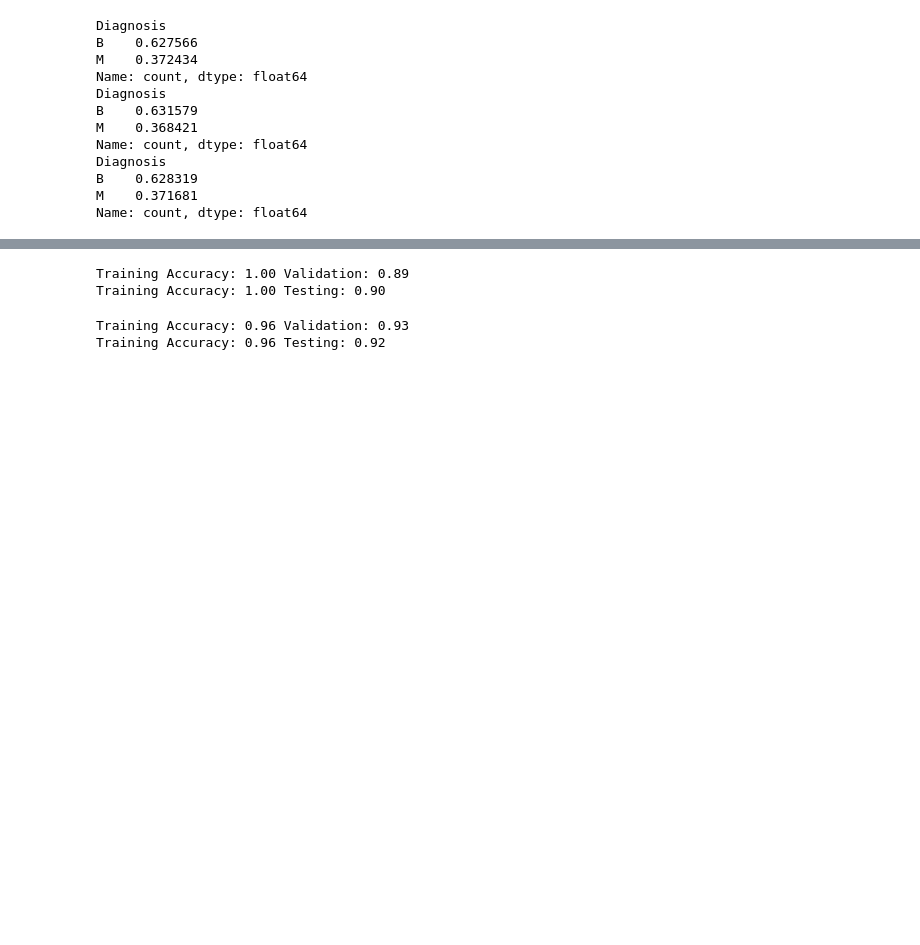
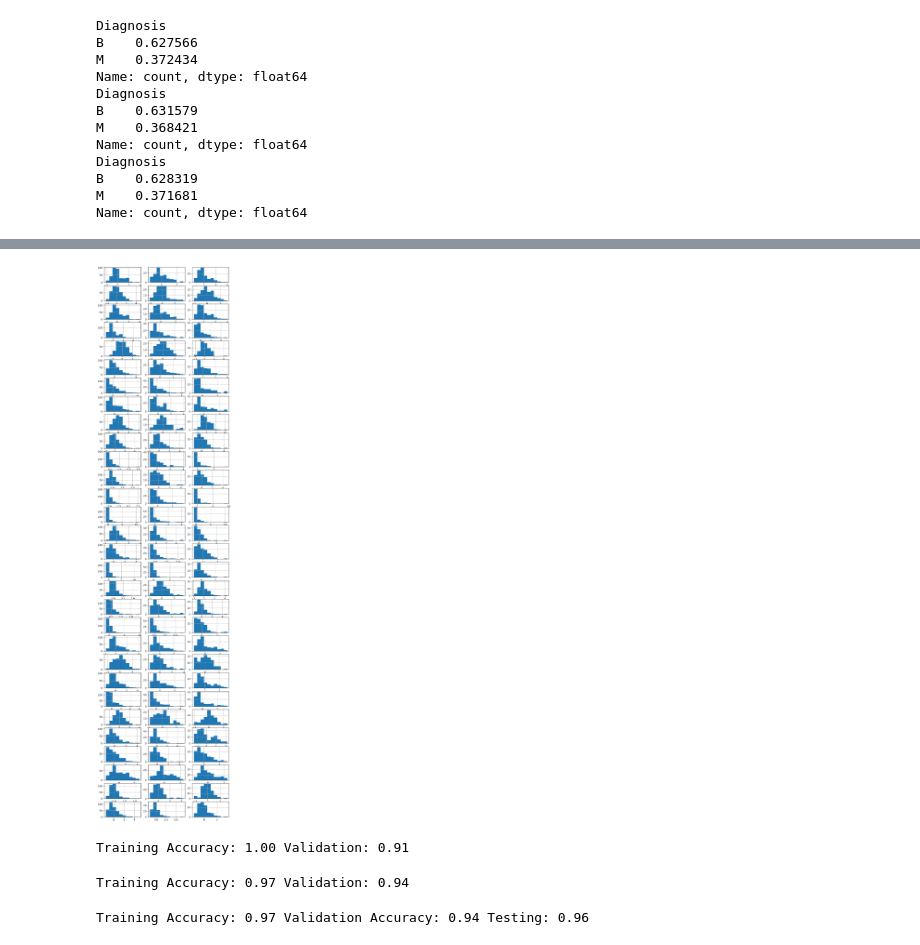
Before and after one commit to lavima/itf31519_2026, a Jupyter notebook: pipeline_baseline_evaluation/workshop_0109.ipynb, the cells around one changed output, grey strips where cells are left out. Cells and saved outputs as stored; diff of their text form; code cells hidden in the pictures; blank space fills up the shorter version.

```diff
--- a/pipeline_baseline_evaluation/workshop_0109.ipynb
+++ b/pipeline_baseline_evaluation/workshop_0109.ipynb
@@ -168 +178,11 @@ array([[<Axes: title={'center': 'radius1'}>,
+# %%
+# It is likely easier to validate with the corresponding features
+# side by side
+fig, axs = plt.subplots(30, 3, figsize=(9, 40))
+for i, feature in enumerate(train_features.columns):
+    train_features[feature].hist(ax=axs[i, 0])
+    validation_features[feature].hist(ax=axs[i, 1])
+    test_features[feature].hist(ax=axs[i, 2])
+# %% [output]
+[figure, added]
 # %%
@@ -177,17 +202,22 @@ def test(model):
 # %%
+# Train a decision tree with default hyperparameters
 dt_default = DecisionTreeClassifier()
 dt_default.fit(train_features, train_targets)
+# Perform validation
 validation(dt_default)
-test(dt_default)
-# dt_default.score(test_features, test_targets)
 # %% [output]
-Training Accuracy: 1.00 Validation: 0.89
-Training Accuracy: 1.00 Testing: 0.90
+Training Accuracy: 1.00 Validation: 0.91
 # %%
+# Tune max_depth hyperparameter
+
+# Start with max_depth=3
 dt_maxdepth_3 = DecisionTreeClassifier(max_depth=3)
 dt_maxdepth_3.fit(train_features, train_targets)
 validation(dt_maxdepth_3)
-test(dt_maxdepth_3)
 # %% [output]
-Training Accuracy: 0.96 Validation: 0.93
-Training Accuracy: 0.96 Testing: 0.92
+Training Accuracy: 0.97 Validation: 0.94
+# %%
+# Final testing of the best model
+test(dt_maxdepth_3)
+# %% [output]
+Training Accuracy: 0.97 Validation Accuracy: 0.94 Testing: 0.96
```
Also changed, not shown: parts of 8 cells of this notebook.
